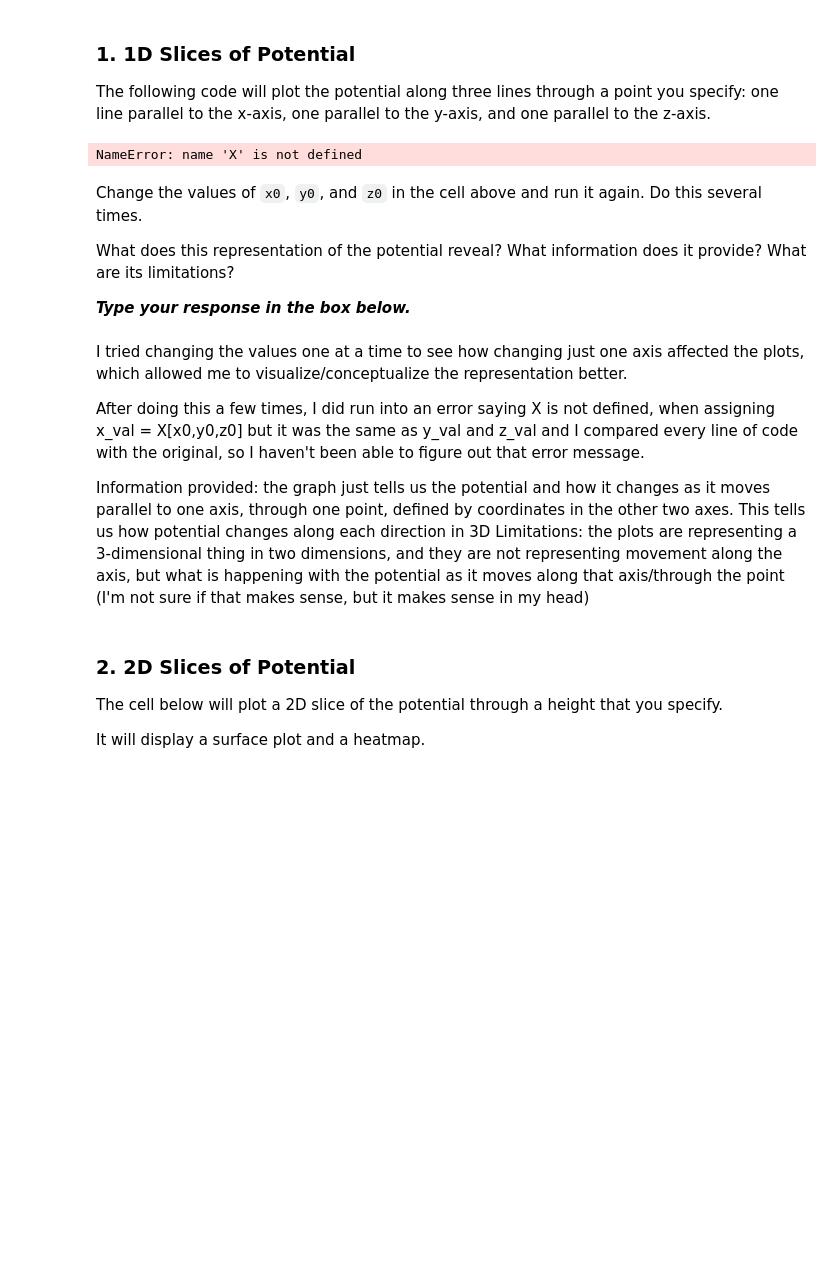
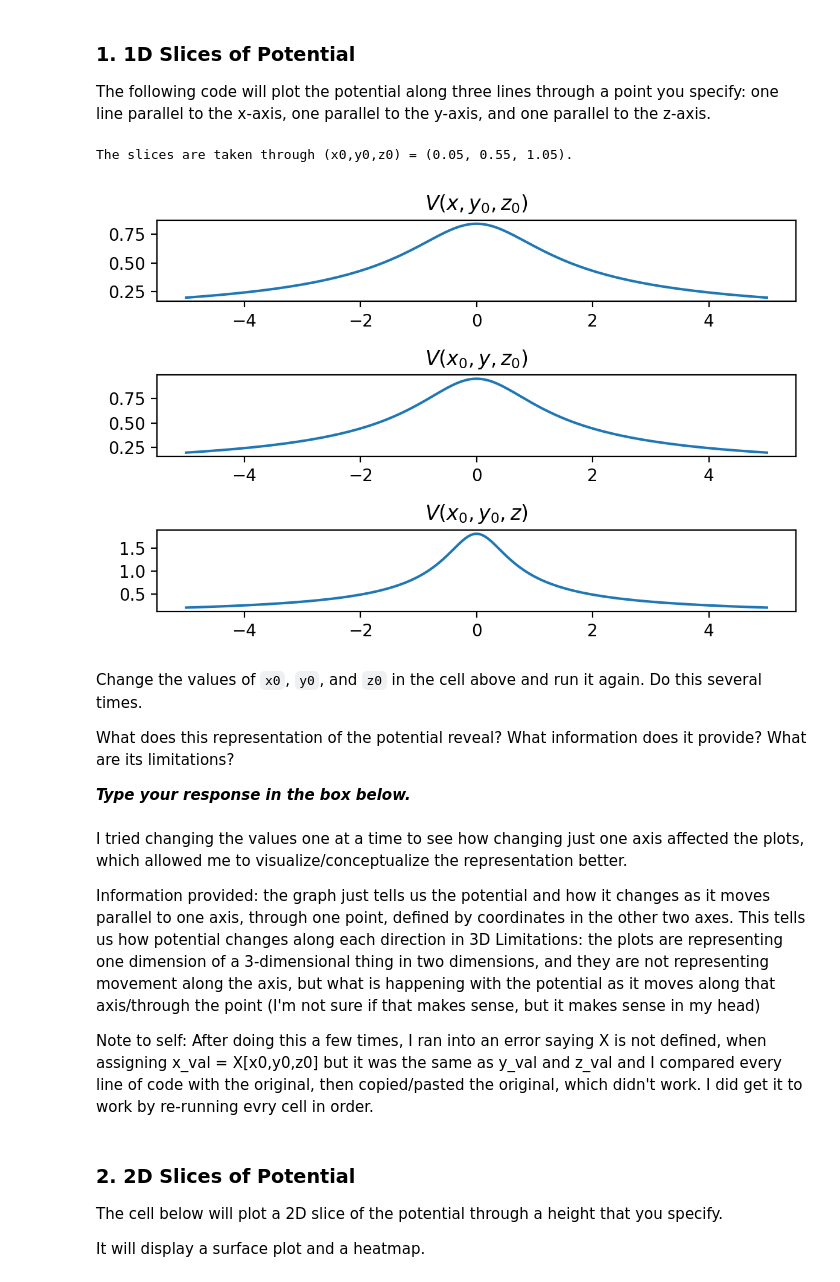
Before and after one commit to jaimeevers/electrodynamics, a Jupyter notebook: week-01/01-visualizing-fields.ipynb, the cells around one changed output. Drawn from its saved outputs; the diff is of its cells as text; code cells hidden in the pictures; blank space fills up the shorter version.

```diff
--- a/week-01/01-visualizing-fields.ipynb
+++ b/week-01/01-visualizing-fields.ipynb
@@ -64,41 +64,42 @@ Now that we have a scalar field and a vector field, let's look at them!
 The following code will plot the potential along three lines through a point you specify: one line parallel to the x-axis, one parallel to the y-axis, and one parallel to the z-axis.
 # %%
 # Choose coordinate indices for slices.
-x0 = 50
+x0 = 101
 y0 = 111
 z0 = 121
 
 x_val = X[x0,y0,z0]
 y_val = Y[x0,y0,z0]
 z_val = Z[x0,y0,z0]
 
 print("The slices are taken through (x0,y0,z0) = (%g, %g, %g)." % (x_val, y_val, z_val))
 
 # Create a figure and plot the slices.
 fig, ax = plt.subplots(3, dpi=200)
 
 # Plot V(x,y0,z0)
 x = X[:,y0,z0]
 v1 = V[:,y0,z0]
 ax[0].plot(x,v1)
 ax[0].set_title(r"$V(x,y_0,z_0)$")
 
 # Plot V(x0,y,z0)
 y = Y[x0,:,z0]
 v2 = V[x0,:,z0]
 ax[1].plot(y,v2)
 ax[1].set_title(r"$V(x_0,y,z_0)$")
 
 # Plot V(x0,y0,z)
 z = Z[x0,y0,:]
 v3 = V[x0,y0,:]
 ax[2].plot(z,v3)
 ax[2].set_title(r"$V(x_0,y_0,z)$")
 
 
 fig.tight_layout()
 # %% [output]
-NameError: name 'X' is not defined
+The slices are taken through (x0,y0,z0) = (0.05, 0.55, 1.05).
+[figure, added]
 # %% [markdown]
 Change the values of `x0`, `y0`, and `z0` in the cell above and run it again.  Do this several times.
 
@@ -108,10 +109,10 @@ What does this representation of the potential reveal?  What information does it
 # %% [markdown]
 I tried changing the values one at a time to see how changing just one axis affected the plots, which allowed me to visualize/conceptualize the representation better.
 
-After doing this a few times, I did run into an error saying X is not defined, when assigning x_val = X[x0,y0,z0] but it was the same as y_val and z_val and I compared every line of code with the original, so I haven't been able to figure out that error message.
+Information provided: the graph just tells us the potential and how it changes as it moves parallel to one axis, through one point, defined by coordinates in the other two axes. This tells us how potential changes along each direction in 3D
+Limitations: the plots are representing one dimension of a 3-dimensional thing in two dimensions, and they are not representing movement along the axis, but what is happening with the potential as it moves along that axis/through the point (I'm not sure if that makes sense, but it makes sense in my head)
 
-Information provided: the graph just tells us the potential and how it changes as it moves parallel to one axis, through one point, defined by coordinates in the other two axes. This tells us how potential changes along each direction in 3D
-Limitations: the plots are representing a 3-dimensional thing in two dimensions, and they are not representing movement along the axis, but what is happening with the potential as it moves along that axis/through the point (I'm not sure if that makes sense, but it makes sense in my head)
+Note to self: After doing this a few times, I ran into an error saying X is not defined, when assigning x_val = X[x0,y0,z0] but it was the same as y_val and z_val and I compared every line of code with the original, then copied/pasted the original, which didn't work. I did get it to work by re-running evry cell in order.
 # %% [markdown]
 ### 2. 2D Slices of Potential
 
```
Also changed, not shown: parts of 4 cells of this notebook.
